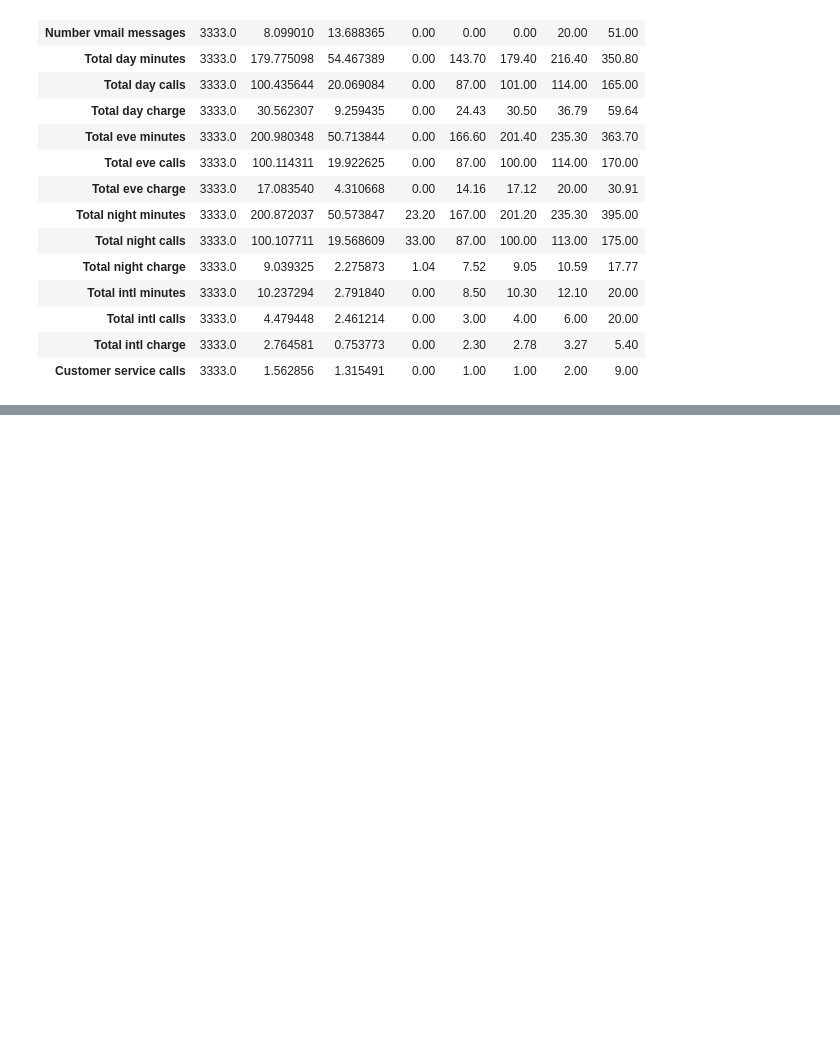
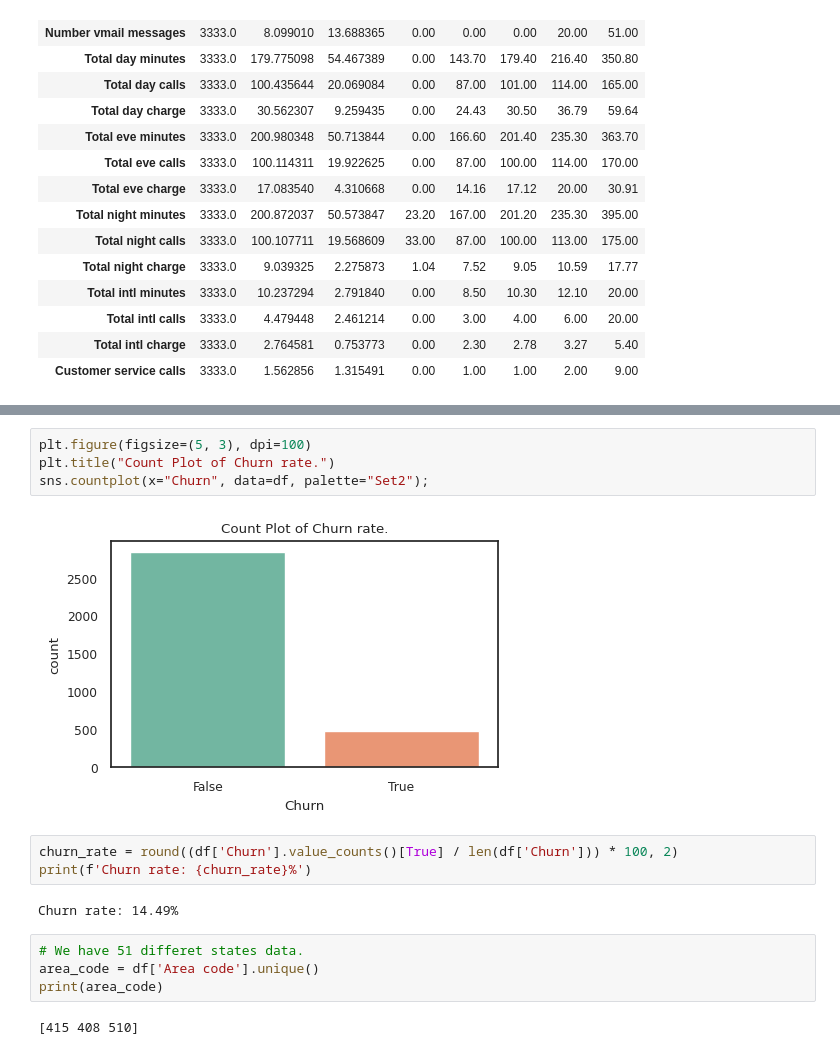
Before and after one commit to GhostML/Telecom-Churn-EDA, a Jupyter notebook: Telecom_Churn_Analysis_Capstone_Project.ipynb, the cells around one changed output, grey strips where cells are left out. Cells and saved outputs as stored; diff of their text form; blank space fills up the shorter version.

```diff
--- a/Telecom_Churn_Analysis_Capstone_Project.ipynb
+++ b/Telecom_Churn_Analysis_Capstone_Project.ipynb
@@ -119,0 +135,17 @@ sns.heatmap(corr,
+# %%
+plt.figure(figsize=(5, 3), dpi=100)
+plt.title("Count Plot of Churn rate.")
+sns.countplot(x="Churn", data=df, palette="Set2");
+# %% [output]
+[figure, added]
+# %%
+churn_rate = round((df['Churn'].value_counts()[True] / len(df['Churn'])) * 100, 2)
+print(f'Churn rate: {churn_rate}%')
+# %% [output]
+Churn rate: 14.49%
+# %%
+# We have 51 differet states data.
+area_code = df['Area code'].unique()
+print(area_code)
+# %% [output]
+[415 408 510]
```
Also changed, not shown: parts of 10 cells of this notebook.
